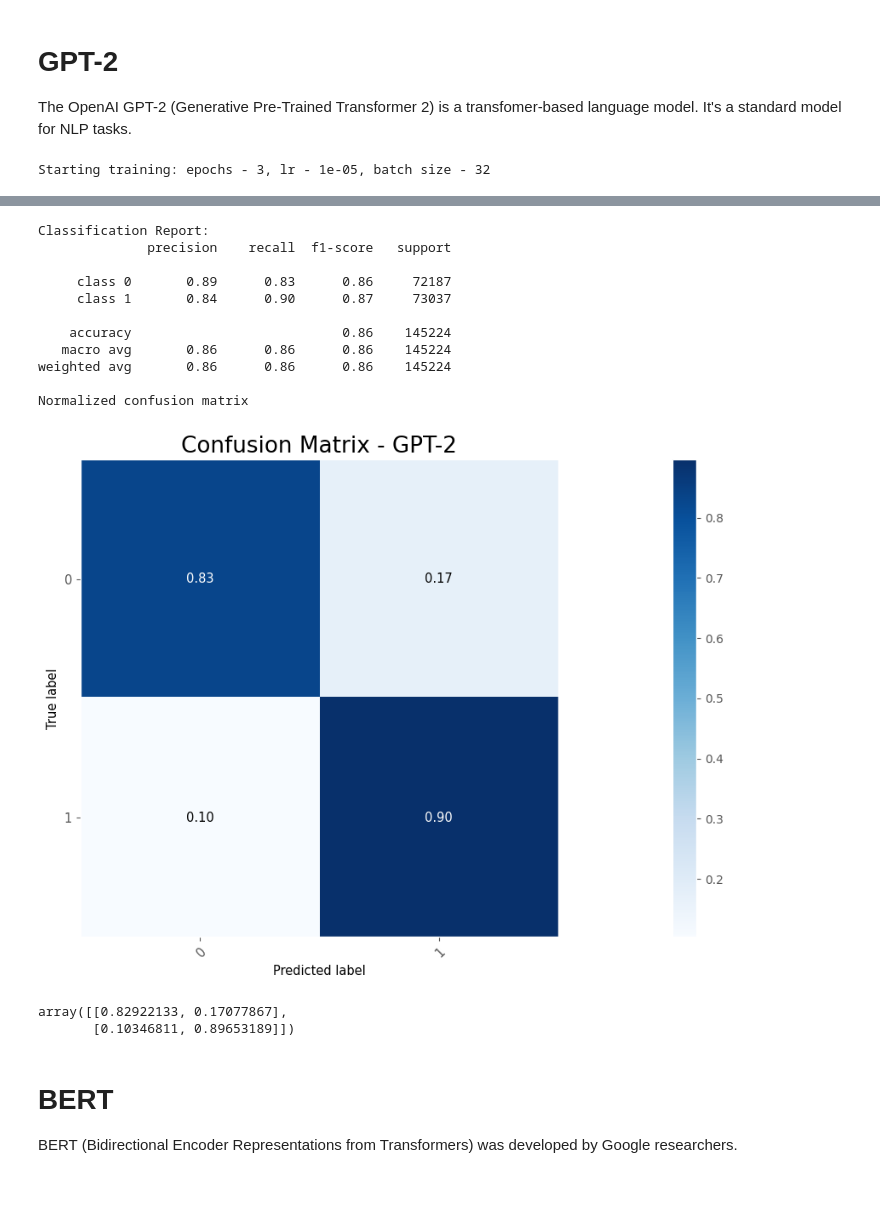
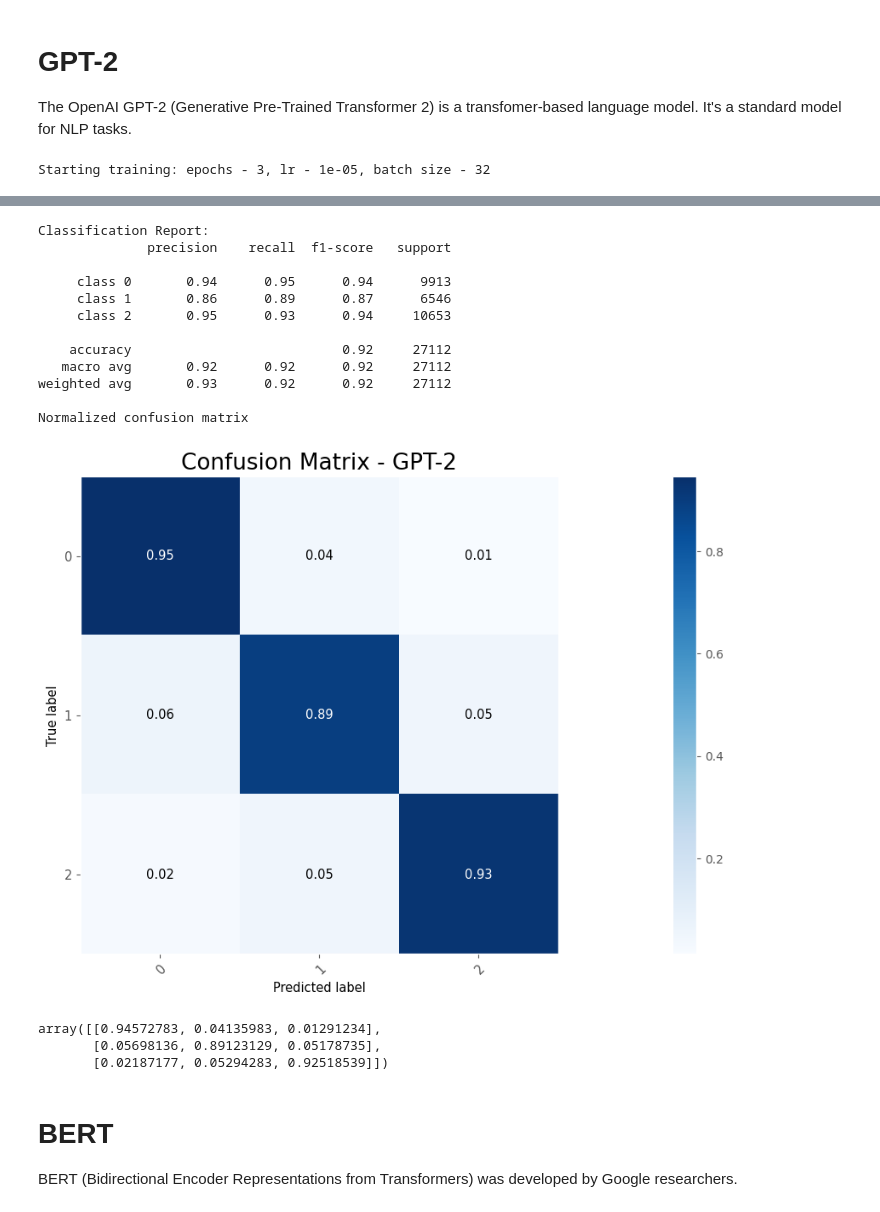
Before and after one commit to CrocoPops/HateSpeechDetection, a Jupyter notebook: HateSpeechDet_aug.ipynb, the cells around one changed output, grey strips where cells are left out. Saved outputs shown, nothing was run; the diff lists cells and outputs as text; code cells hidden in the pictures.

```diff
--- a/HateSpeechDet_aug.ipynb
+++ b/HateSpeechDet_aug.ipynb
@@ -114,10 +124,10 @@ def apply_lemmatization(data):
         lemmatized_tweets.append(lemmatized_text)
     return lemmatized_tweets
 
-data["Content"] = clean_text(data["Content"])
-data["Content"] = remove_stopwords(data["Content"])
-data["Content"] = apply_stemming(data["Content"])
-data["Content"] = apply_lemmatization(data["Content"])
+data["text"] = clean_text(data["text"])
+data["text"] = remove_stopwords(data["text"])
+data["text"] = apply_stemming(data["text"])
+data["text"] = apply_lemmatization(data["text"])
 
 data.head()
 # %% [output]
@@ -137,7 +152,7 @@ RecursionError: maximum recursion depth exceeded
 - 80% → training set
 - 20% → test set
 # %%
-X_train, X_test, y_train, y_test = train_test_split(data["Content"], data["Label"], test_size=0.2, random_state=37)
+X_train, X_test, y_train, y_test = train_test_split(data["text"], data["hate_speech_score"], test_size=0.2, random_state=37)
 # %% [markdown]
 # Model initialization
 # %%
@@ -170,10 +191,10 @@ logreg = LogisticRegression(n_jobs=1, C=1e5)
 
 # Define the parameter grid
 param_grid = {
-    'C': [100],
+    'C': [1000, 100, 10],
     'penalty': ['l2'],
-    'solver': ['lbfgs'],
-    'max_iter': [100]
+    'solver': ['lbfgs', 'newton-cg', 'sag', 'saga'],
+    'max_iter': [1000, 100, 10]
 }
 
 
@@ -211,6 +232,6 @@ print("Confusion Matrix:\n", conf_matrix)
 
 # Plot confusion matrix
 print("Classification Report:")
-print(classification_report(y_test, logreg_pred, target_names=['class 0', 'class 1']))
-plot_confusion_matrix(y_true = y_test, y_pred = logreg_pred, classes=[0, 1], normalize=True, magnify=0.1, use_title="Confusion Matrix - Logistic Regression")
+print(classification_report(y_test, logreg_pred, target_names=['class 0', 'class 1', 'class 2']))
+plot_confusion_matrix(y_true = y_test, y_pred = logreg_pred, classes=[0, 1, 2], normalize=True, magnify=0.1, use_title="Confusion Matrix - Logistic Regression")
 # %% [output]
@@ -265,7 +278,7 @@ test_dataset_gpt2 = TensorDataset(tokenized_texts_test.input_ids, tokenized_text
 
 model_config_gpt2 = GPT2Config.from_pretrained('gpt2', num_labels=3, pad_token_id=tokenizer_gpt2.pad_token_id)
 
-def train_gpt2(model, epochs, lr, batch_size, device, save_model=False):
+def train_gpt2(model, epochs, lr, batch_size, device):
     all_loss_gpt2 = {'train_loss':[], 'val_loss':[]}
     all_acc_gpt2 = {'train_acc':[], 'val_acc':[]}
     train_loader_gpt2 = DataLoader(train_dataset_gpt2, batch_size=batch_size, shuffle=True)
@@ -320,9 +333,6 @@ def train_gpt2(model, epochs, lr, batch_size, device, save_model=False):
         all_loss_gpt2['val_loss'].append(total_val_loss / len(test_loader_gpt2))
         all_acc_gpt2['val_acc'].append(total_correct_val / total_samples_val)
         writer.add_scalar("Loss/val_gpt2", total_val_loss / len(test_loader_gpt2), epoch)
-
-        if save_model:
-            torch.save(model.state_dict(), 'gpt2_model.pth') # saving gpt-2 model
         writer.flush()
     print(f"Training complete: epochs - {epochs}, lr - {lr}, batch size - {batch_size}")
     return model, all_loss_gpt2, all_acc_gpt2
@@ -334,7 +344,7 @@ param_grid = {
 }
 best_params = None
 best_accuracy = 0.0
-best_model = None
+best_model_gpt2 = None
 
 for batch_size in param_grid['batch_size']:
     for epochs in param_grid['epochs']:
@@ -344,27 +354,21 @@ for batch_size in param_grid['batch_size']:
 
             model_gpt2, all_loss_gpt2, all_acc_gpt2 = train_gpt2(model=model_gpt2, epochs=epochs, batch_size=batch_size, lr=lr, device=device)
 
-            val_accuracy = all_acc_gpt2['val_acc'][-1]
-
-            if val_accuracy > best_accuracy:
-                best_accuracy = val_accuracy
-                best_params = {'batch_size': batch_size, 'epochs': epochs, 'lr': lr}
-                best_model = model_gpt2
+            for val_accuracy in all_acc_gpt2['val_acc']:
+                if val_accuracy > best_accuracy:
+                    best_accuracy = val_accuracy
+                    best_params = {'batch_size': batch_size, 'epochs': epochs, 'lr': lr}
+                    best_model_gpt2 = model_gpt2
 
 best_batch_size = best_params['batch_size']
 best_epochs = best_params['epochs']
 best_learning_rate = best_params['lr']
 
+torch.save(best_model_gpt2.state_dict(), 'gpt2_model.pth') # saving gpt-2 model
+
 print(f"Parameter tuning phase ended. Best parameters: epochs - {best_epochs}, batch size - {best_batch_size}, lr - {best_learning_rate}")
-print("\n--- TRAINING WITH BEST PARAMETERS ---")
-# Train the model with the best parameters
-# model_gpt2 = GPT2ForSequenceClassification(model_config_gpt2).to(device)
-# model_gpt2.resize_token_embeddings(len(tokenizer_gpt2))
-# optimizer_gpt2 = AdamW(model_gpt2.parameters(), lr=best_learning_rate)
 
-# model_gpt2, all_loss_gpt2, all_acc_gpt2 = train_gpt2(model=model_gpt2,  epochs=best_epochs, batch_size=best_batch_size, lr=best_learning_rate, device=device, save_model=True)
-
-best_model.eval()
+best_model_gpt2.eval()
 predicted_labels_gpt2 = []
 true_labels_gpt2 = []
 
@@ -375,21 +379,21 @@ with torch.no_grad():
         input_ids, attention_mask, labels = batch
         input_ids, attention_mask, labels = input_ids.to(device), attention_mask.to(device), labels.to(device)
 
-        outputs = best_model(input_ids=input_ids, attention_mask=attention_mask)
+        outputs = best_model_gpt2(input_ids=input_ids, attention_mask=attention_mask)
         logits = outputs.logits
 
         predicted_labels_gpt2.extend(torch.argmax(logits, axis=1).tolist()) #Extract the max logits value and convert from pytorch to a pyList
         true_labels_gpt2.extend(labels.tolist())
 
 accuracy_gpt2 = accuracy_score(true_labels_gpt2, predicted_labels_gpt2)
-print(f'GPT-2 Accuracy: {accuracy_gpt2}')
+print(f'GPT-2 Accuracy: {accuracy_gpt2:.4f}')
 
 plot_dict(all_loss_gpt2, use_xlabel='Epochs', use_ylabel='Loss', use_linestyles=['-', '--'])
 plot_dict(all_acc_gpt2, use_xlabel='Epochs', use_ylabel='Accuracy', use_linestyles=['-', '--'])
 
 print("Classification Report:")
-print(classification_report(true_labels_gpt2, predicted_labels_gpt2, target_names=['class 0', 'class 1']))
+print(classification_report(true_labels_gpt2, predicted_labels_gpt2, target_names=['class 0', 'class 1', 'class 2']))
 
-plot_confusion_matrix(y_true=true_labels_gpt2, y_pred=predicted_labels_gpt2, classes=[0, 1], normalize=True, magnify=0.1, use_title="Confusion Matrix - GPT-2")
+plot_confusion_matrix(y_true=true_labels_gpt2, y_pred=predicted_labels_gpt2, classes=[0, 1, 2], normalize=True, magnify=0.1, use_title="Confusion Matrix - GPT-2")
 # %% [output]
 Starting training: epochs - 3, lr - 1e-05, batch size - 32
@@ -423,17 +425,19 @@ GPT-2 Accuracy: 0.8630735966506914
 Classification Report:
               precision    recall  f1-score   support
 
-     class 0       0.89      0.83      0.86     72187
-     class 1       0.84      0.90      0.87     73037
+     class 0       0.94      0.95      0.94      9913
+     class 1       0.86      0.89      0.87      6546
+     class 2       0.95      0.93      0.94     10653
 
-    accuracy                           0.86    145224
-   macro avg       0.86      0.86      0.86    145224
-weighted avg       0.86      0.86      0.86    145224
+    accuracy                           0.92     27112
+   macro avg       0.92      0.92      0.92     27112
+weighted avg       0.93      0.92      0.92     27112
 
 Normalized confusion matrix
-[figure, old version]
+[figure, new version]
-array([[0.82922133, 0.17077867],
-       [0.10346811, 0.89653189]])
+array([[0.94572783, 0.04135983, 0.01291234],
+       [0.05698136, 0.89123129, 0.05178735],
+       [0.02187177, 0.05294283, 0.92518539]])
 # %% [markdown]
 # BERT
 
```
Also changed, not shown: parts of 12 cells of this notebook, 26 other files.
